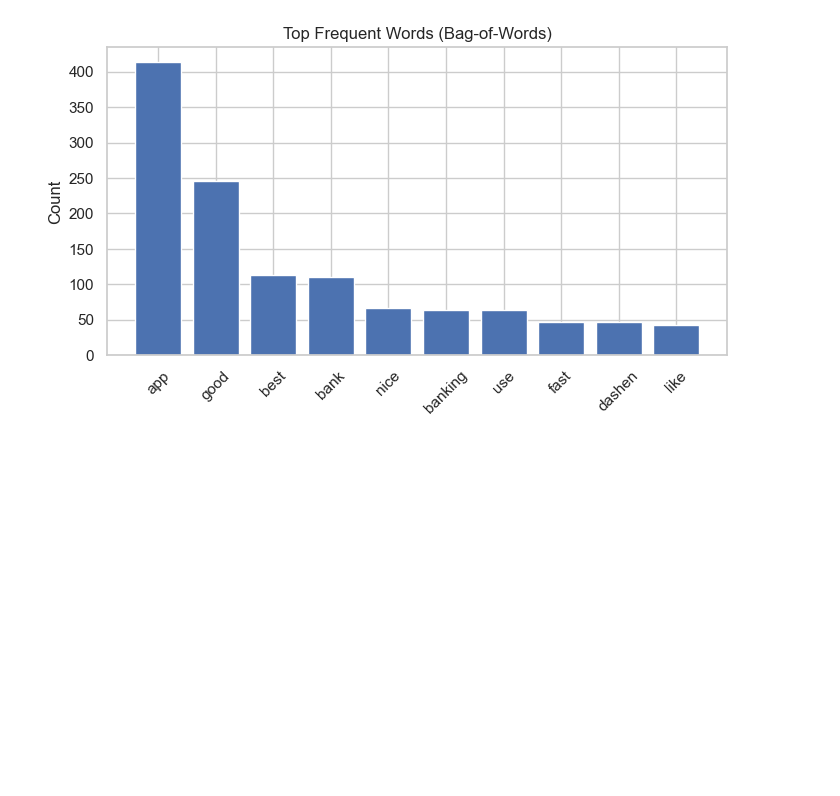
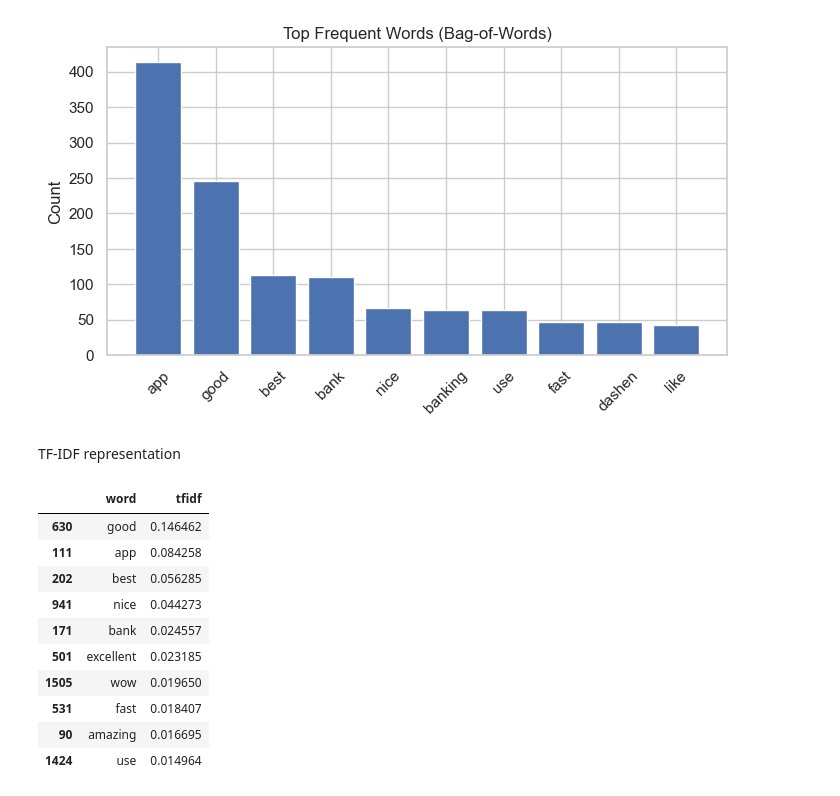
Before and after one commit to Feven777/Customer_experiance_analysis_for_fintech_apps, a Jupyter notebook: Scripts/sentiment_analysis.ipynb, the cells around one changed output. Saved outputs shown, nothing was run; the diff lists cells and outputs as text; code cells hidden in the pictures; blank space fills up the shorter version.

Commit message:
add TF-IDF representation

```diff
--- a/Scripts/sentiment_analysis.ipynb
+++ b/Scripts/sentiment_analysis.ipynb
@@ -116,3 +118,28 @@ plt.ylabel("Count")
 plt.show()
 # %% [output]
 [figure]
+# %% [markdown]
+TF-IDF representation
+# %%
+tfidf_vec = TfidfVectorizer(stop_words="english")
+X_tfidf = tfidf_vec.fit_transform(df["clean_text"])
+
+# Get average TF-IDF score per word across documents
+tfidf_means = np.asarray(X_tfidf.mean(axis=0)).flatten()
+vocab_tfidf = np.array(tfidf_vec.get_feature_names_out())
+
+tfidf_df = pd.DataFrame({"word": vocab_tfidf, "tfidf": tfidf_means})
+tfidf_df = tfidf_df.sort_values("tfidf", ascending=False)
+tfidf_df.head(10)
+# %% [output]
+|  | word | tfidf |
+| 630 | good | 0.146462 |
+| 111 | app | 0.084258 |
+| 202 | best | 0.056285 |
+| 941 | nice | 0.044273 |
+| 171 | bank | 0.024557 |
+| 501 | excellent | 0.023185 |
+| 1505 | wow | 0.019650 |
+| 531 | fast | 0.018407 |
+| 90 | amazing | 0.016695 |
+| 1424 | use | 0.014964 |
```
Also changed, not shown: parts of 3 cells of this notebook.
